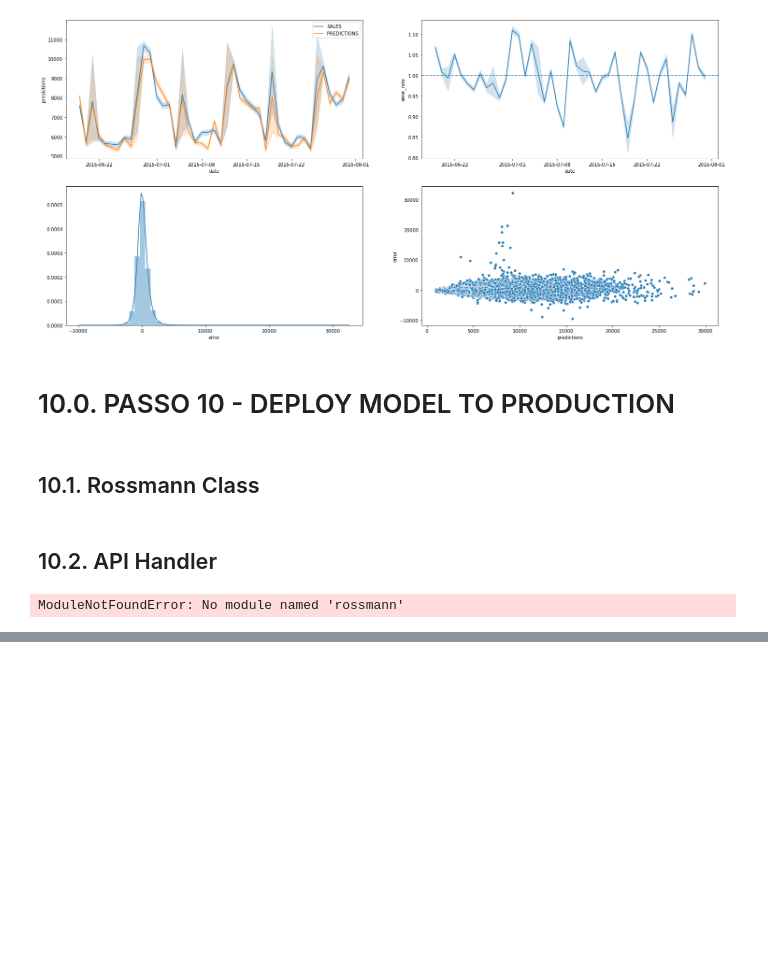
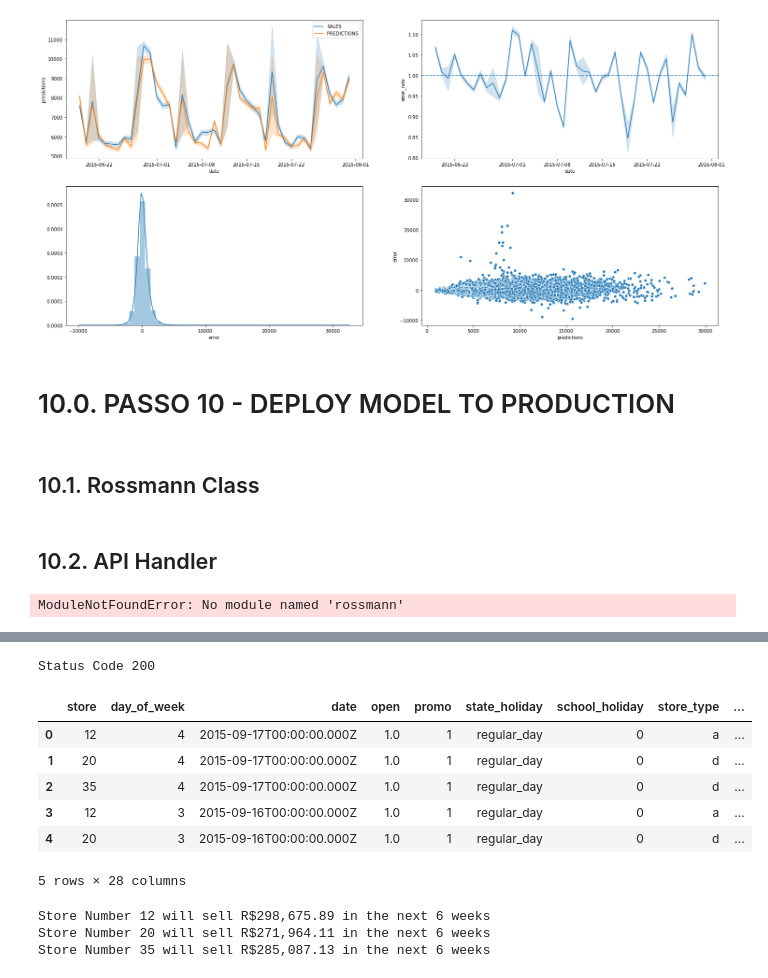
Before and after one commit to TaizAlves/DS_em_Producao, a Jupyter notebook: DS_Modulo02.ipynb, the cells around one changed output, grey strips where cells are left out. Drawn from its saved outputs; the diff is of its cells as text; code cells hidden in the pictures; blank space fills up the shorter version.

Commit message:
deploy heroku

```diff
--- a/DS_Modulo02.ipynb
+++ b/DS_Modulo02.ipynb
@@ -1655,0 +1662,49 @@ ModuleNotFoundError: No module named 'rossmann'
+# %%
+# merge test dataset + store
+df_test = pd.merge( df10, df_store_raw, how='left', on='Store' )
+
+# choose store for prediction
+df_test = df_test[df_test['Store'].isin( [20, 35, 12] )]
+
+# remove closed days
+df_test = df_test[df_test['Open'] != 0]
+df_test = df_test[~df_test['Open'].isnull()]
+df_test = df_test.drop( 'Id', axis=1 )
+# %%
+# convert Dataframe to json
+data = json.dumps( df_test.to_dict( orient='records' ) )
+# %%
+# API Call
+#url = 'http://0.0.0.0:5000/rossmann/predict'
+url = 'https://rossman-model-prediction.herokuapp.com/rossmann/predict'
+header = {'Content-type': 'application/json' }
+data = data
+
+
+r = requests.post( url, data=data, headers=header )
+print( 'Status Code {}'.format( r.status_code ) )
+# %% [output]
+Status Code 200
+# %%
+d1 = pd.DataFrame( r.json(), columns=r.json()[0].keys() )
+# %%
+d1.head()
+# %% [output]
+|  | store | day_of_week | date | open | promo | state_holiday | school_holiday | store_type | ... |
+| 0 | 12 | 4 | 2015-09-17T00:00:00.000Z | 1.0 | 1 | regular_day | 0 | a | ... |
+| 1 | 20 | 4 | 2015-09-17T00:00:00.000Z | 1.0 | 1 | regular_day | 0 | d | ... |
+| 2 | 35 | 4 | 2015-09-17T00:00:00.000Z | 1.0 | 1 | regular_day | 0 | d | ... |
+| 3 | 12 | 3 | 2015-09-16T00:00:00.000Z | 1.0 | 1 | regular_day | 0 | a | ... |
+| 4 | 20 | 3 | 2015-09-16T00:00:00.000Z | 1.0 | 1 | regular_day | 0 | d | ... |
+5 rows × 28 columns
+# %%
+d2 = d1[['store', 'prediction']].groupby( 'store' ).sum().reset_index()
+
+for i in range( len( d2 ) ):
+    print( 'Store Number {} will sell R${:,.2f} in the next 6 weeks'.format(
+            d2.loc[i, 'store'],
+            d2.loc[i, 'prediction'] ) )
+# %% [output]
+Store Number 12 will sell R$298,675.89 in the next 6 weeks
+Store Number 20 will sell R$271,964.11 in the next 6 weeks
+Store Number 35 will sell R$285,087.13 in the next 6 weeks
```
Also changed, not shown: parts of 5 cells of this notebook.
